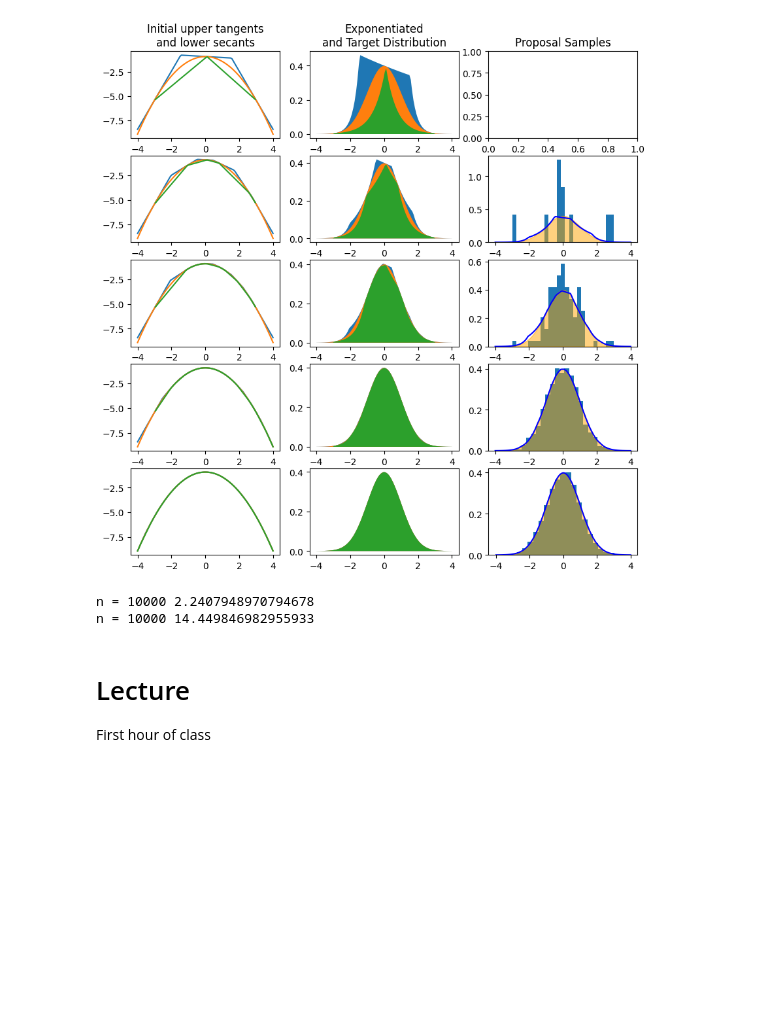
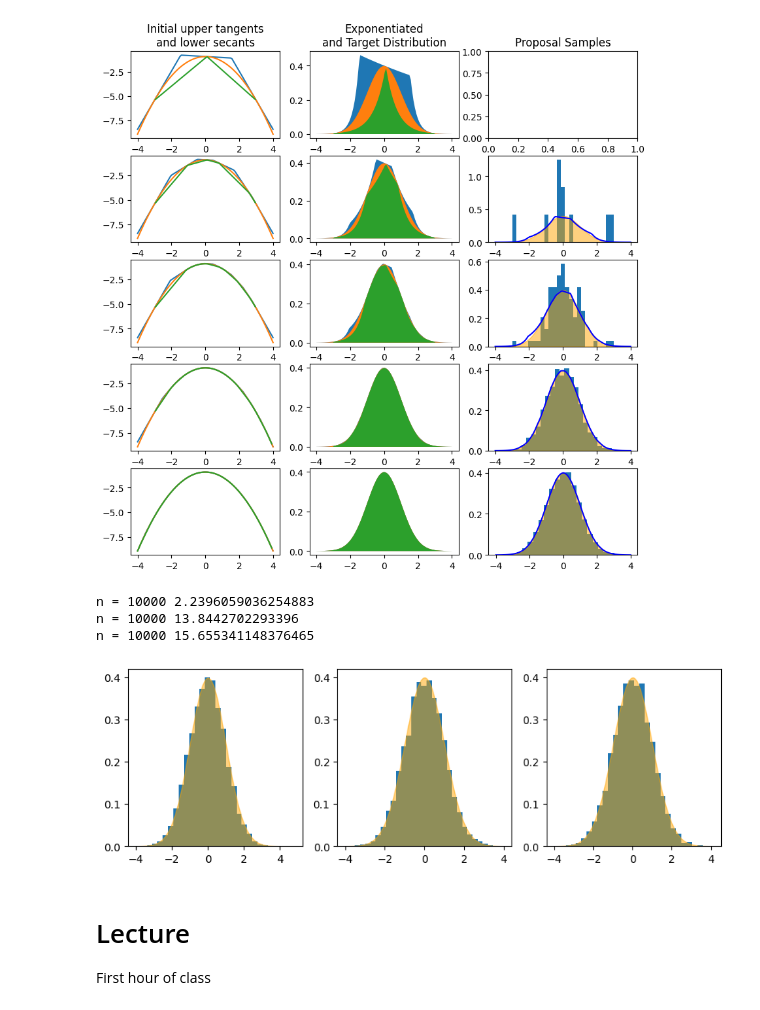
Before and after one commit to pointOfive/STA410_tenfouroverandout, a Jupyter notebook: STA410_Week2_Pre_Lecture_Reading_Etc.ipynb, the cells around one changed output. Drawn from its saved outputs; the diff is of its cells as text; code cells hidden in the pictures; blank space fills up the shorter version.

```diff
--- a/STA410_Week2_Pre_Lecture_Reading_Etc.ipynb
+++ b/STA410_Week2_Pre_Lecture_Reading_Etc.ipynb
@@ -198,7 +204,7 @@ scoref = lambda x: -(x-0)/sigma**2
 xk = np.array([-3., .1, 3.])
 
 np.random.seed(4)
-ASRS = AdaptiveSqueezedRejectionSampling(target, logpdf, scoref, 3, xk, xk)
+ASRS = AdaptiveSqueezedRejectionSampling(target, logpdf, scoref, -5, 5, 3, xk, xk)
 
 fig,ax = plt.subplots(5, 3, figsize=(10,10))
 support = np.linspace(-4,4,100)
@@ -216,7 +222,7 @@ ax[0,1].set_title("Exponentiated\nand Target Distribution")
 ax[0,2].set_title("Proposal Samples")
 
 for i in range(1,5):
-    ASRS = AdaptiveSqueezedRejectionSampling(target, logpdf, scoref, 10**i, ASRS.xk, ASRS.samples)
+    ASRS = AdaptiveSqueezedRejectionSampling(target, logpdf, scoref, -5, 5, 10**i, ASRS.xk, ASRS.samples)
 
     ax[i,0].plot(support, ASRS.UpperPiecewiseTangent(support))
     ax[i,0].plot(support, ASRS.logpdf(support))
@@ -235,33 +241,35 @@ for i in range(1,5):
 # %%
 fig,ax = plt.subplots(1, 3, figsize=(10,3))
 
 n = ASRS.n
 
 toc = time.time()
 x = ASRS.SampleFromProposalDistribution(n)
 ax[0].hist(x, bins=30, density=True)
 ax[0].fill_between(support, 0, ASRS.target(support), color='orange', alpha=0.5)
 tic = time.time()
 print("n =", len(x), tic-toc)
 
 toc = time.time()
-ASRS = AdaptiveSqueezedRejectionSampling(target, logpdf, scoref, 2*n, ASRS.xk, ASRS.samples)
+ASRS = AdaptiveSqueezedRejectionSampling(target, logpdf, scoref, -5,5, 2*n, ASRS.xk, ASRS.samples)
 x = ASRS.samples[n:]
 ax[1].hist(x, bins=30, density=True)
 ax[1].fill_between(support, 0, ASRS.target(support), color='orange', alpha=0.5)
 tic = time.time()
 print("n =", len(x), tic-toc)
 
 toc = time.time()
-ASRS = AdaptiveSqueezedRejectionSampling(target, logpdf, scoref, n, xk, xk)
+ASRS = AdaptiveSqueezedRejectionSampling(target, logpdf, scoref, -5,5, n, xk, xk)
 x = ASRS.samples
 ax[2].hist(x, bins=30, density=True)
 ax[2].fill_between(support, 0, ASRS.target(support), color='orange', alpha=0.5)
 tic = time.time()
 print("n =", len(x), tic-toc)
 # %% [output]
-n = 10000 2.2407948970794678
-n = 10000 14.449846982955933
+n = 10000 2.2396059036254883
+n = 10000 13.8442702293396
+n = 10000 15.655341148376465
+[figure, added]
 # %% [markdown]
 # Lecture
 
```
Also changed, not shown: parts of 2 cells of this notebook.
